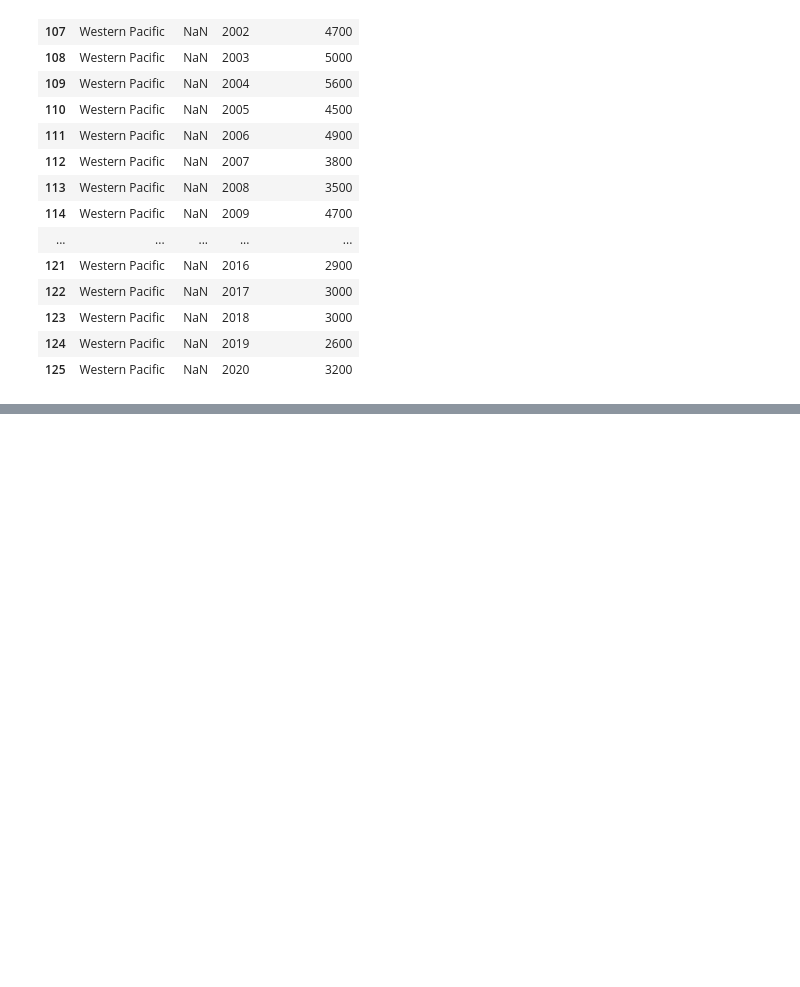
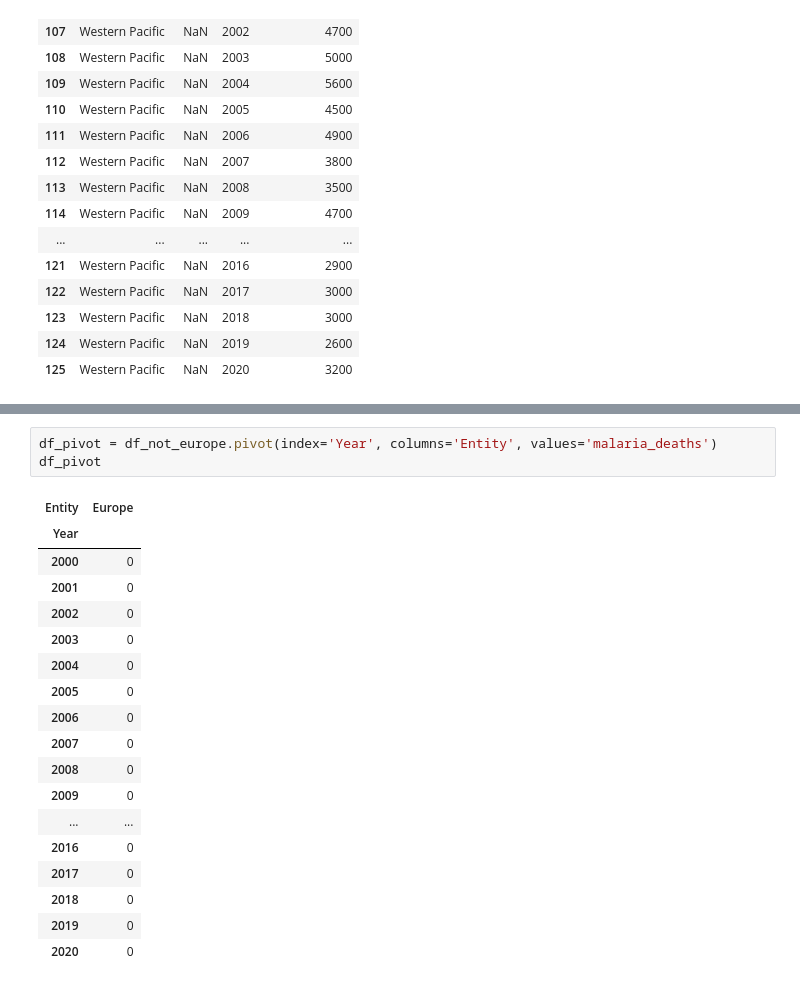
Before and after one commit to kipisha/Informatik-1, a Jupyter notebook: LN_Python_malaria.ipynb, the cells around one changed output, grey strips where cells are left out. Cells and saved outputs as stored; diff of their text form; blank space fills up the shorter version.

```diff
--- a/LN_Python_malaria.ipynb
+++ b/LN_Python_malaria.ipynb
@@ -127,0 +168,22 @@ df_WesternPacific
+# %%
+df_pivot = df_not_europe.pivot(index='Year', columns='Entity', values='malaria_deaths')
+df_pivot
+# %% [output]
+| Entity | Europe |
+| Year |  |
+| 2000 | 0 |
+| 2001 | 0 |
+| 2002 | 0 |
+| 2003 | 0 |
+| 2004 | 0 |
+| 2005 | 0 |
+| 2006 | 0 |
+| 2007 | 0 |
+| 2008 | 0 |
+| 2009 | 0 |
+| ... | ... |
+| 2016 | 0 |
+| 2017 | 0 |
+| 2018 | 0 |
+| 2019 | 0 |
+| 2020 | 0 |
```
Also changed, not shown: parts of 3 cells of this notebook.
